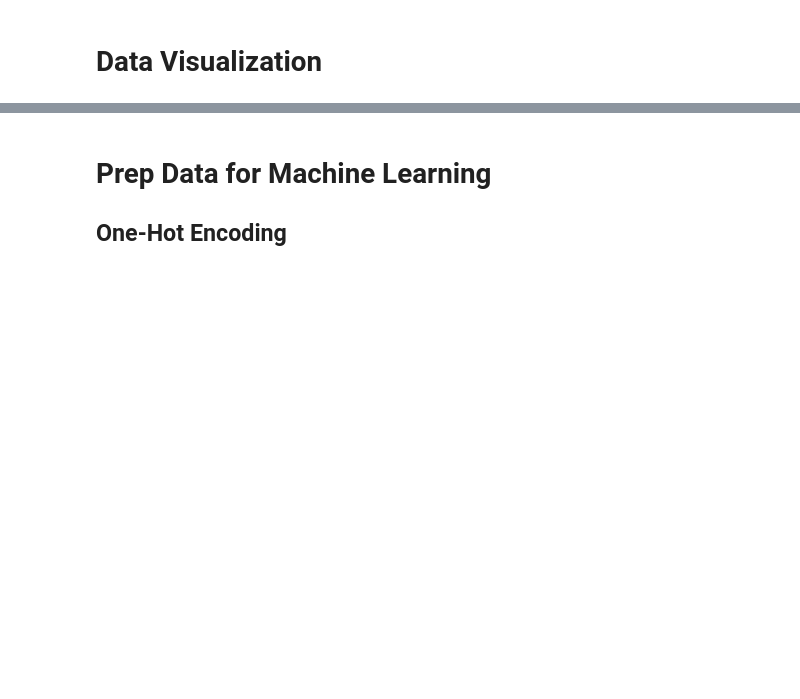
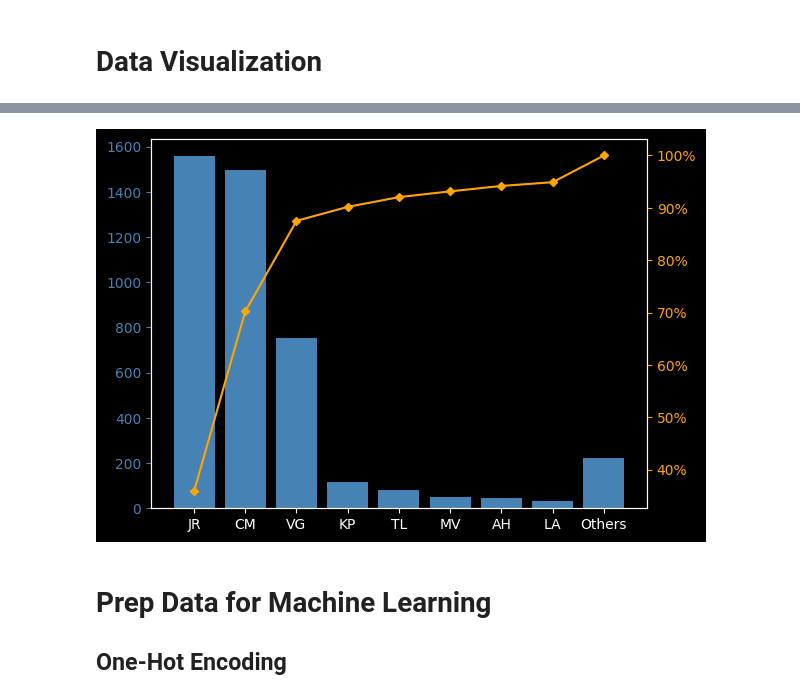
Before and after one commit to jrosilam/MayMobility_TakeHome, a Jupyter notebook: takehome_test.ipynb, the cells around one changed output, grey strips where cells are left out. Saved outputs shown, nothing was run; the diff lists cells and outputs as text; code cells hidden in the pictures; blank space fills up the shorter version.

Commit message:
making charts now!

```diff
--- a/takehome_test.ipynb
+++ b/takehome_test.ipynb
@@ -667,0 +668,15 @@ ridership_df_clean.groupby(["day","stop"]).describe()
+# %%
+# collect data for Pareto Chart
+names_pre_df = ridership_df_clean.groupby("name").count().sort_values(ascending=False,by='timestamp').iloc[:,1]
+names_cumsum = names_pre_df.cumsum()/names_pre_df.sum()*100
+
+names_df = pd.concat([names_pre_df,names_cumsum],axis=1)
+names_df.columns = {"freq","cumsum"}
+
+# bundle people with less than 30 rides.
+idx_other = names_df["freq"] > 30
+names_df_reduced = names_df[idx_other]
+
+add_df = pd.DataFrame({"freq":names_df["freq"][~idx_other].sum(),"cumsum":100},index=['Others'])
+names_df_reduced = pd.concat([names_df_reduced,add_df])
+names_df_reduced
@@ -667,0 +694,23 @@ ridership_df_clean.groupby(["day","stop"]).describe()
+# %%
+%matplotlib inline
+import matplotlib.pyplot as plt
+from matplotlib.ticker import PercentFormatter
+import seaborn as sns
+
+#Pareto Chart
+fig, ax = plt.subplots()
+ax.bar(names_df_reduced.index, names_df_reduced["freq"], color='steelblue')
+
+#add cumulative percentage line to plot
+ax2 = ax.twinx()
+ax2.plot(names_df_reduced.index, names_df_reduced["cumsum"], color='orange', marker="D", ms=4)
+ax2.yaxis.set_major_formatter(PercentFormatter())
+
+#specify axis colors
+ax.tick_params(axis='y', colors='steelblue')
+ax2.tick_params(axis='y', colors='orange')
+
+#display Pareto chart
+plt.show()
+# %% [output]
+[figure, added]
```
Also changed, not shown: parts of 5 cells of this notebook.
